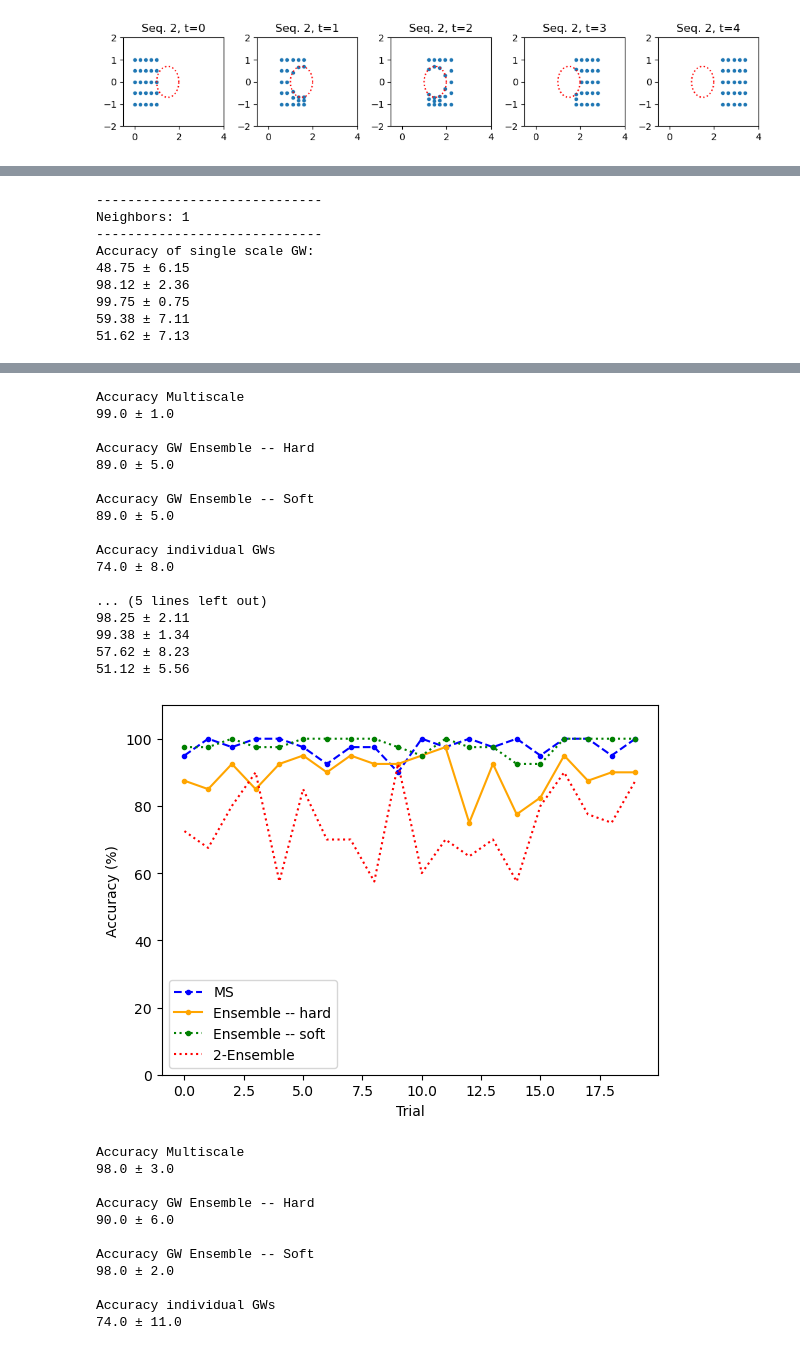
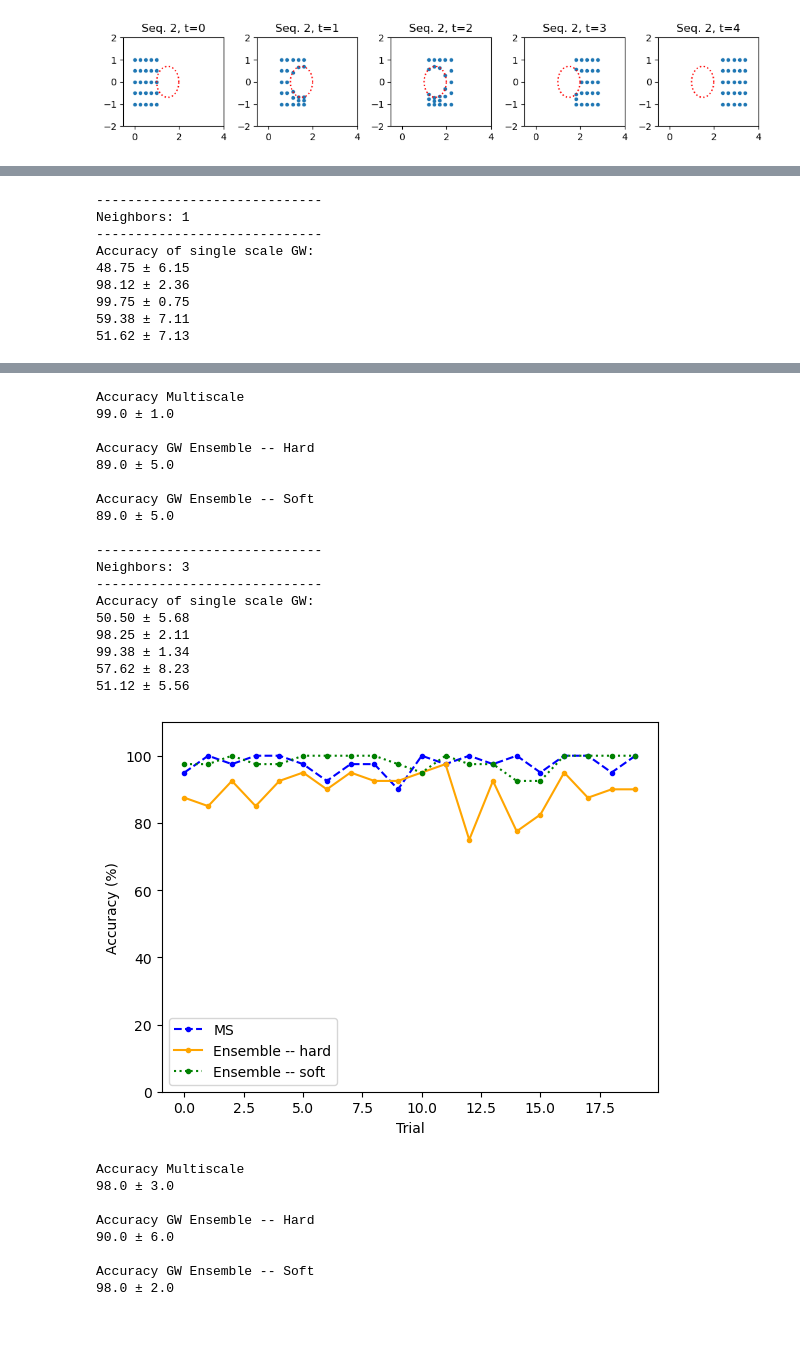
Before and after one commit to mr-gomez/Parametrized_GW, a Jupyter notebook: Optimizing_parameters.ipynb, the cells around one changed output, grey strips where cells are left out. Saved outputs shown, nothing was run; the diff lists cells and outputs as text; code cells hidden in the pictures.

```diff
--- a/Optimizing_parameters.ipynb
+++ b/Optimizing_parameters.ipynb
@@ -560,23 +560,9 @@ for i in range(nReps):
             (dGWs_train, dMSs_train, y_train),
             (dGWs_test, dMSs_test, y_test),
         )
-        # ---------------------------------------------
-        # Part 6: Ensemble of the best classifiers
-        # ---------------------------------------------
-        # Select only the best classifiers
-        pred_probs = pred_probs[[2, 4], :, :]
-        accuracy_2 = np.zeros(2)
-
-        # Create ensemble
-        max_probs = np.max(pred_probs, axis=2)
-        winners = pred_probs == max_probs[:, :, None]
-
-        votes = np.sum(winners, axis=0)
-        y_pred_hard = votes.argmax(axis=1)
 
         # Rescale accuracies
         accuracies[idn, i, :] = 100 * accuracy
-        accuracies_2[idn, i] = 100 * accuracy_score(y_test, y_pred_hard)
         accuracies_ms[idn, i] = 100 * accuracy_ms
         accuracies_hard[idn, i] = 100 * accuracy_hard
         accuracies_soft[idn, i] = 100 * accuracy_soft
@@ -622,12 +608,11 @@ for idn, n_neighbors in enumerate(n_neighbor_list):
     plt.plot(accuracies_hard[idn, :], linestyle="solid", color="orange", marker=".")
     plt.plot(accuracies_soft[idn, :], linestyle="dotted", color="green", marker=".")
 
-    plt.plot(accuracies_2[idn, :], linestyle="dotted", color="red")
     plt.xlabel("Trial")
     plt.ylabel("Accuracy (%)")
     plt.ylim(0, 110)
 
-    plt.legend(["MS", "Ensemble -- hard", "Ensemble -- soft", "2-Ensemble"])
+    plt.legend(["MS", "Ensemble -- hard", "Ensemble -- soft"])
     plt.show()
 
     # Show mean accuracy of each method
@@ -648,12 +633,6 @@ for idn, n_neighbors in enumerate(n_neighbor_list):
     print(" ± ", end="")
     print(np.round(accuracies_soft[idn, :].std(), 0))
     print()
-
-    print("Accuracy individual GWs")
-    print(np.round(accuracies_2[idn, :].mean(), 0), end="")
-    print(" ± ", end="")
-    print(np.round(accuracies_2[idn, :].std(), 0))
-    print()
 # %% [output]
 -----------------------------
 Neighbors: 1
@@ -668,21 +647,22 @@ Accuracy of single scale GW:
 Accuracy Multiscale
 99.0 ± 1.0
 
 Accuracy GW Ensemble -- Hard
 89.0 ± 5.0
 
 Accuracy GW Ensemble -- Soft
 89.0 ± 5.0
 
-Accuracy individual GWs
-74.0 ± 8.0
-
-... (5 lines left out)
+-----------------------------
+Neighbors: 3
+-----------------------------
+Accuracy of single scale GW:
+50.50 ± 5.68
 98.25 ± 2.11
 99.38 ± 1.34
 57.62 ± 8.23
 51.12 ± 5.56
-[figure, old version]
+[figure, new version]
 Accuracy Multiscale
 98.0 ± 3.0
 
@@ -691,6 +671,3 @@ Accuracy GW Ensemble -- Hard
 
 Accuracy GW Ensemble -- Soft
 98.0 ± 2.0
-
-Accuracy individual GWs
-74.0 ± 11.0
```
Also changed, not shown: parts of 3 cells of this notebook.
